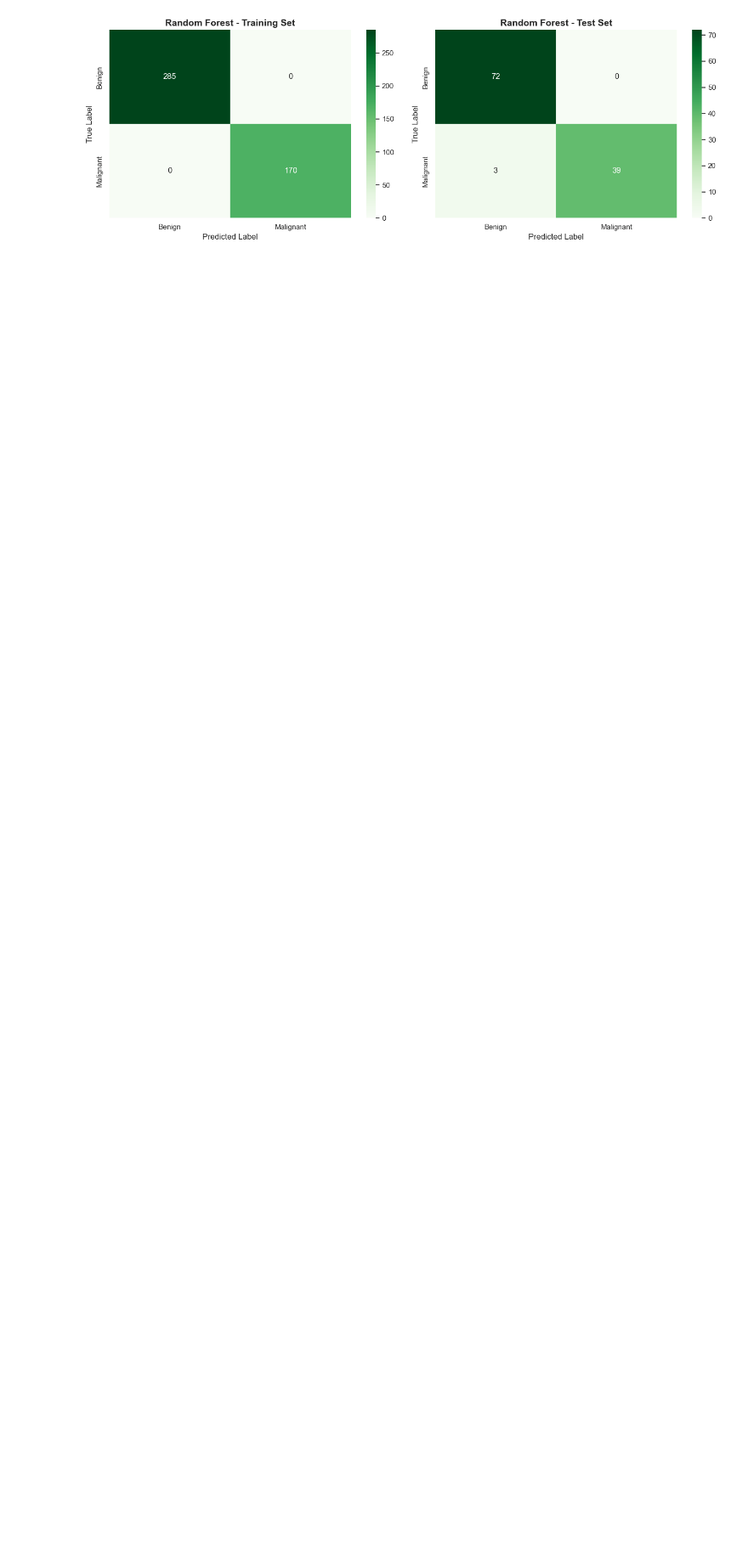
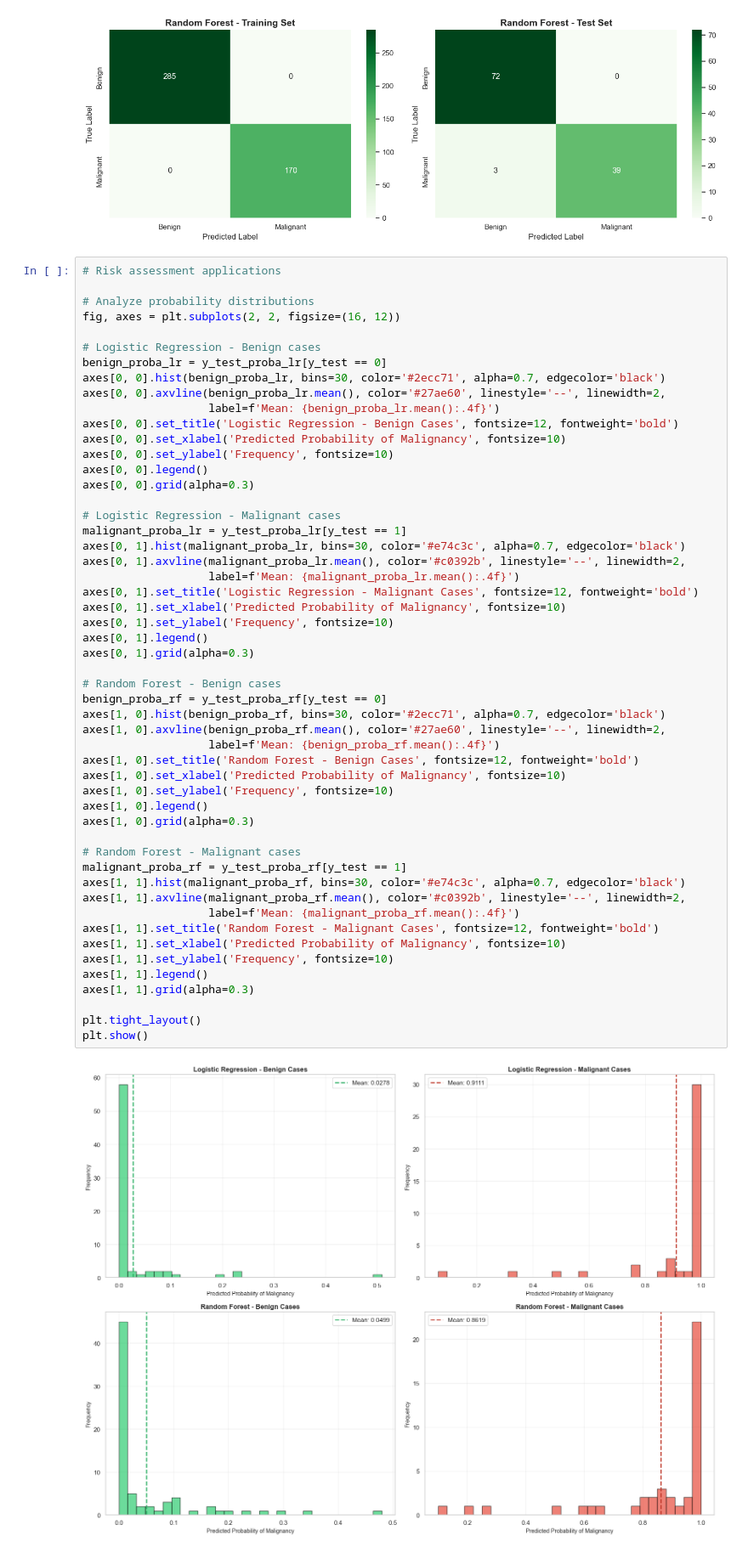
Before and after one commit to xjialu/4020a2, a Jupyter notebook: asher_task3.ipynb, the cells around one changed output. Shown at 85% size. Saved outputs shown, nothing was run; the diff lists cells and outputs as text; blank space fills up the shorter version.

Commit message:
add in function to performm risk assessment %

```diff
--- a/asher_task3.ipynb
+++ b/asher_task3.ipynb
@@ -516,3 +516,57 @@ plt.tight_layout()
 plt.show()
 # %% [output]
 [figure]
+# %%
+# Risk assessment applications
+
+# Analyze probability distributions
+fig, axes = plt.subplots(2, 2, figsize=(16, 12))
+
+# Logistic Regression - Benign cases
+benign_proba_lr = y_test_proba_lr[y_test == 0]
+axes[0, 0].hist(benign_proba_lr, bins=30, color='#2ecc71', alpha=0.7, edgecolor='black')
+axes[0, 0].axvline(benign_proba_lr.mean(), color='#27ae60', linestyle='--', linewidth=2,
+                   label=f'Mean: {benign_proba_lr.mean():.4f}')
+axes[0, 0].set_title('Logistic Regression - Benign Cases', fontsize=12, fontweight='bold')
+axes[0, 0].set_xlabel('Predicted Probability of Malignancy', fontsize=10)
+axes[0, 0].set_ylabel('Frequency', fontsize=10)
+axes[0, 0].legend()
+axes[0, 0].grid(alpha=0.3)
+
+# Logistic Regression - Malignant cases
+malignant_proba_lr = y_test_proba_lr[y_test == 1]
+axes[0, 1].hist(malignant_proba_lr, bins=30, color='#e74c3c', alpha=0.7, edgecolor='black')
+axes[0, 1].axvline(malignant_proba_lr.mean(), color='#c0392b', linestyle='--', linewidth=2,
+                   label=f'Mean: {malignant_proba_lr.mean():.4f}')
+axes[0, 1].set_title('Logistic Regression - Malignant Cases', fontsize=12, fontweight='bold')
+axes[0, 1].set_xlabel('Predicted Probability of Malignancy', fontsize=10)
+axes[0, 1].set_ylabel('Frequency', fontsize=10)
+axes[0, 1].legend()
+axes[0, 1].grid(alpha=0.3)
+
+# Random Forest - Benign cases
+benign_proba_rf = y_test_proba_rf[y_test == 0]
+axes[1, 0].hist(benign_proba_rf, bins=30, color='#2ecc71', alpha=0.7, edgecolor='black')
+axes[1, 0].axvline(benign_proba_rf.mean(), color='#27ae60', linestyle='--', linewidth=2,
+                   label=f'Mean: {benign_proba_rf.mean():.4f}')
+axes[1, 0].set_title('Random Forest - Benign Cases', fontsize=12, fontweight='bold')
+axes[1, 0].set_xlabel('Predicted Probability of Malignancy', fontsize=10)
+axes[1, 0].set_ylabel('Frequency', fontsize=10)
+axes[1, 0].legend()
+axes[1, 0].grid(alpha=0.3)
+
+# Random Forest - Malignant cases
+malignant_proba_rf = y_test_proba_rf[y_test == 1]
+axes[1, 1].hist(malignant_proba_rf, bins=30, color='#e74c3c', alpha=0.7, edgecolor='black')
+axes[1, 1].axvline(malignant_proba_rf.mean(), color='#c0392b', linestyle='--', linewidth=2,
+                   label=f'Mean: {malignant_proba_rf.mean():.4f}')
+axes[1, 1].set_title('Random Forest - Malignant Cases', fontsize=12, fontweight='bold')
+axes[1, 1].set_xlabel('Predicted Probability of Malignancy', fontsize=10)
+axes[1, 1].set_ylabel('Frequency', fontsize=10)
+axes[1, 1].legend()
+axes[1, 1].grid(alpha=0.3)
+
+plt.tight_layout()
+plt.show()
+# %% [output]
+[figure, added]
```
Also changed, not shown: parts of 1 cell of this notebook.
